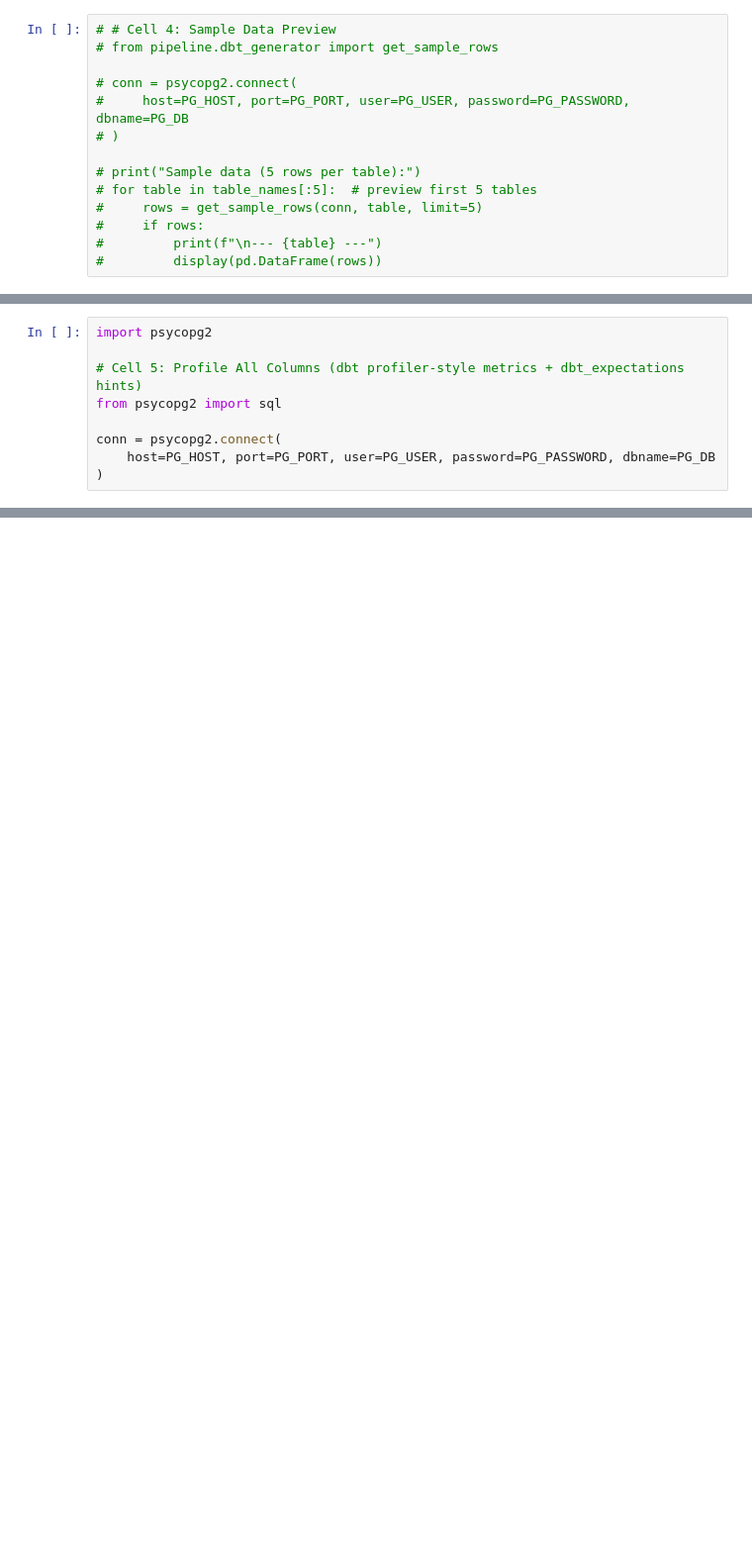
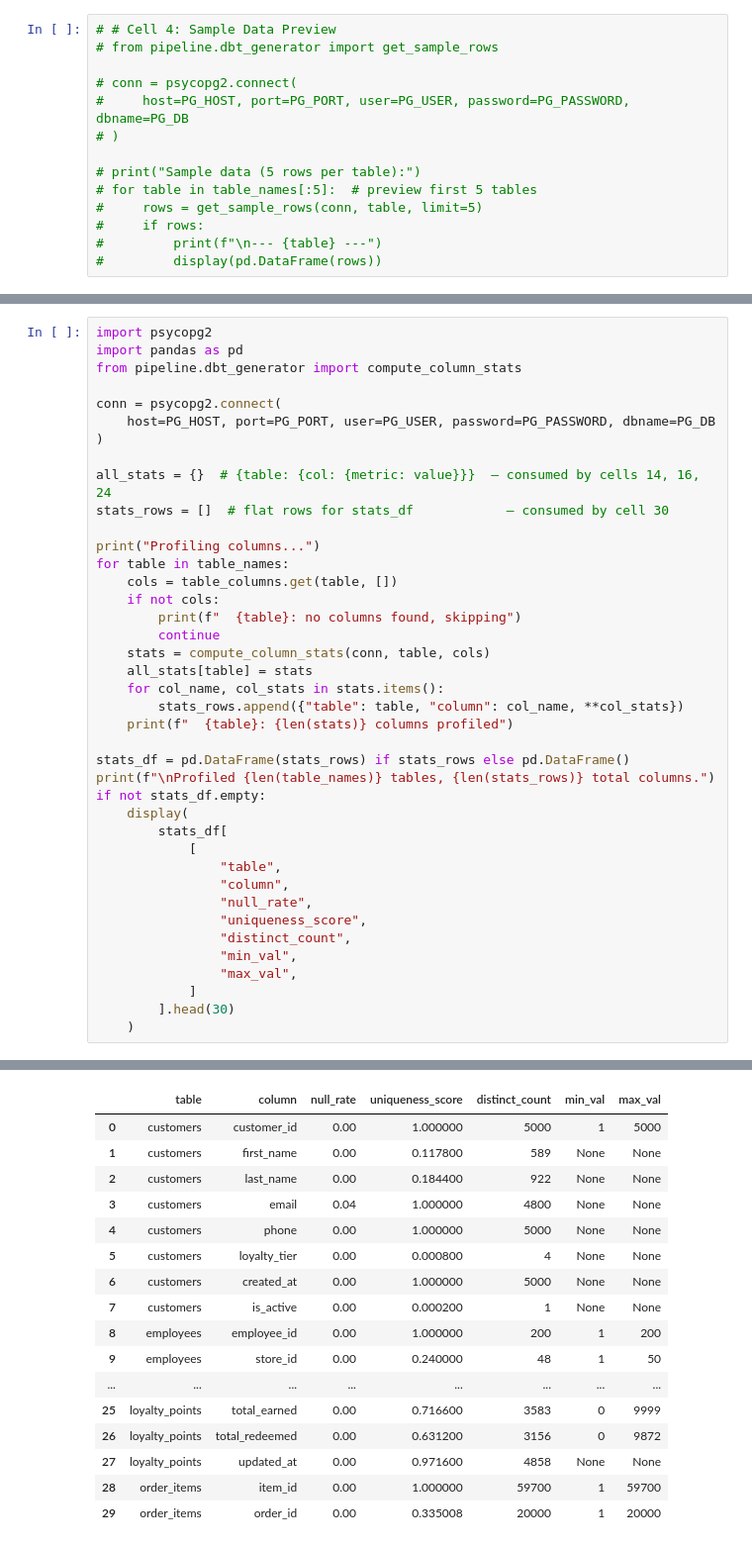
Before and after one commit to tchiringl/datalens, a Jupyter notebook: retail-dbt-poc/notebooks/pipeline.ipynb, the cells around one changed output, grey strips where cells are left out. Shown at 99% size. Drawn from its saved outputs; the diff is of its cells as text; blank space fills up the shorter version.

```diff
--- a/retail-dbt-poc/notebooks/pipeline.ipynb
+++ b/retail-dbt-poc/notebooks/pipeline.ipynb
@@ -463,9 +570,41 @@ Column-level schema details:
 # %%
 import psycopg2
-
-# Cell 5: Profile All Columns (dbt profiler-style metrics + dbt_expectations hints)
-from psycopg2 import sql
+import pandas as pd
+from pipeline.dbt_generator import compute_column_stats
 
 conn = psycopg2.connect(
     host=PG_HOST, port=PG_PORT, user=PG_USER, password=PG_PASSWORD, dbname=PG_DB
 )
+
+all_stats = {}  # {table: {col: {metric: value}}}  — consumed by cells 14, 16, 24
+stats_rows = []  # flat rows for stats_df            — consumed by cell 30
+
+print("Profiling columns...")
+for table in table_names:
+    cols = table_columns.get(table, [])
+    if not cols:
+        print(f"  {table}: no columns found, skipping")
+        continue
+    stats = compute_column_stats(conn, table, cols)
+    all_stats[table] = stats
+    for col_name, col_stats in stats.items():
+        stats_rows.append({"table": table, "column": col_name, **col_stats})
+    print(f"  {table}: {len(stats)} columns profiled")
+
+stats_df = pd.DataFrame(stats_rows) if stats_rows else pd.DataFrame()
+print(f"\nProfiled {len(table_names)} tables, {len(stats_rows)} total columns.")
+if not stats_df.empty:
+    display(
+        stats_df[
+            [
+                "table",
+                "column",
+                "null_rate",
+                "uniqueness_score",
+                "distinct_count",
+                "min_val",
+                "max_val",
+            ]
+        ].head(30)
+    )
+# %% [output]
@@ -471,0 +628,17 @@ conn = psycopg2.connect(
+|  | table | column | null_rate | uniqueness_score | distinct_count | min_val | max_val |
+| 0 | customers | customer_id | 0.00 | 1.000000 | 5000 | 1 | 5000 |
+| 1 | customers | first_name | 0.00 | 0.117800 | 589 | None | None |
+| 2 | customers | last_name | 0.00 | 0.184400 | 922 | None | None |
+| 3 | customers | email | 0.04 | 1.000000 | 4800 | None | None |
+| 4 | customers | phone | 0.00 | 1.000000 | 5000 | None | None |
+| 5 | customers | loyalty_tier | 0.00 | 0.000800 | 4 | None | None |
+| 6 | customers | created_at | 0.00 | 1.000000 | 5000 | None | None |
+| 7 | customers | is_active | 0.00 | 0.000200 | 1 | None | None |
+| 8 | employees | employee_id | 0.00 | 1.000000 | 200 | 1 | 200 |
+| 9 | employees | store_id | 0.00 | 0.240000 | 48 | 1 | 50 |
+| ... | ... | ... | ... | ... | ... | ... | ... |
+| 25 | loyalty_points | total_earned | 0.00 | 0.716600 | 3583 | 0 | 9999 |
+| 26 | loyalty_points | total_redeemed | 0.00 | 0.631200 | 3156 | 0 | 9872 |
+| 27 | loyalty_points | updated_at | 0.00 | 0.971600 | 4858 | None | None |
+| 28 | order_items | item_id | 0.00 | 1.000000 | 59700 | 1 | 59700 |
+| 29 | order_items | order_id | 0.00 | 0.335008 | 20000 | 1 | 20000 |
```
Also changed, not shown: parts of 23 cells of this notebook, 4 other files.
